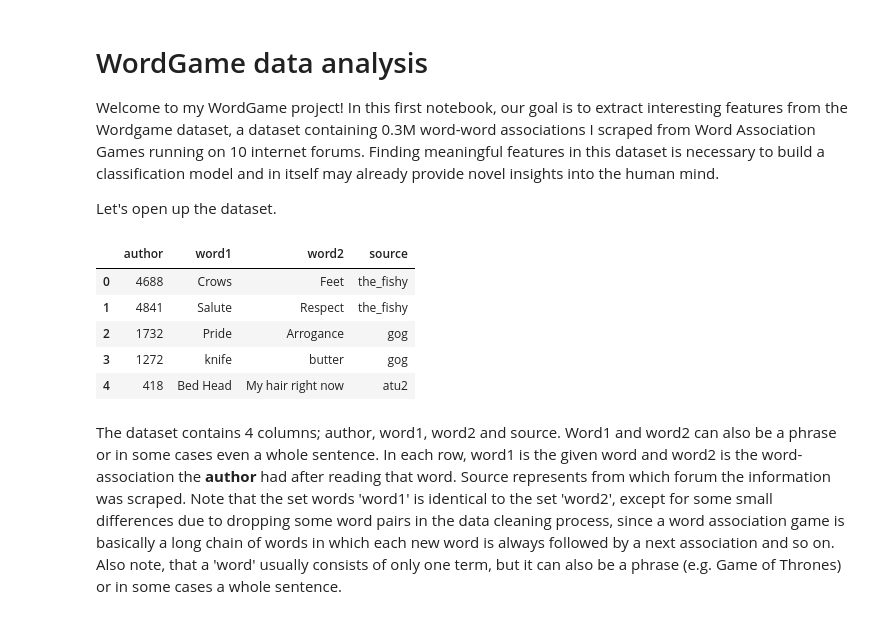
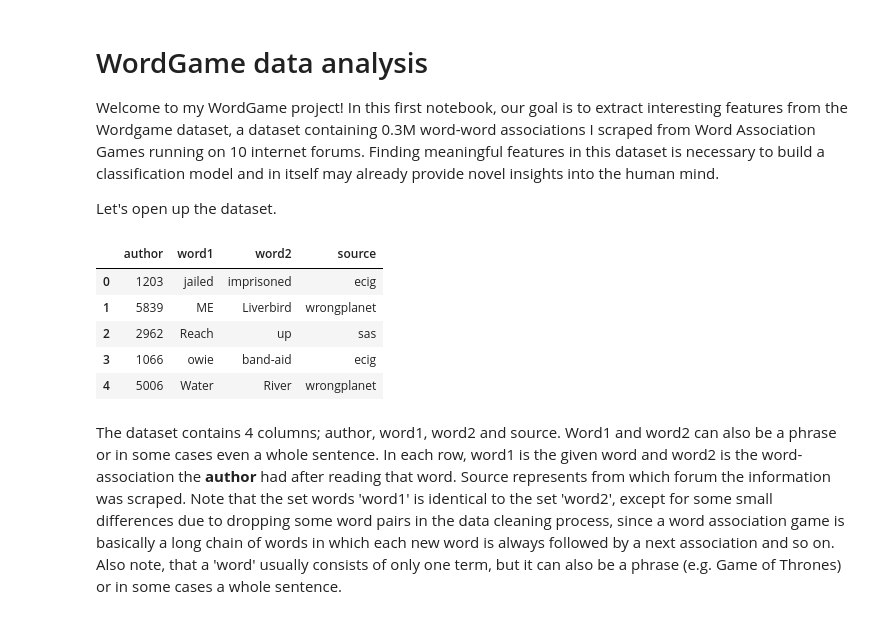
Before and after one commit to louweal/wordgame, a Jupyter notebook: notebooks/Wordgame Data Analysis.ipynb, the cells around one changed output. Cells and saved outputs as stored; diff of their text form; code cells hidden in the pictures.

```diff
--- a/notebooks/Wordgame Data Analysis.ipynb
+++ b/notebooks/Wordgame Data Analysis.ipynb
@@ -7,23 +7,23 @@ Let's open up the dataset.
 # %%
 import pandas as pd
 import numpy as np
 import matplotlib.pyplot as plt
 import seaborn as sns
 
 #df = pd.read_csv('../input/wordgame_201706.csv')
-df = pd.read_csv('../data/processed/wordgame_201706.csv', dtype='object')
+df = pd.read_csv('../data/processed/wordgame_20170628.csv', dtype='object')
 #store words as string
 df['word1'] = df['word1'].astype('str')
 df['word2'] = df['word2'].astype('str')
 #print first rows
 df.head()
 # %% [output]
 |  | author | word1 | word2 | source |
-| 0 | 4688 | Crows | Feet | the_fishy |
-| 1 | 4841 | Salute | Respect | the_fishy |
-| 2 | 1732 | Pride | Arrogance | gog |
-| 3 | 1272 | knife | butter | gog |
-| 4 | 418 | Bed Head | My hair right now | atu2 |
+| 0 | 1203 | jailed | imprisoned | ecig |
+| 1 | 5839 | ME | Liverbird | wrongplanet |
+| 2 | 2962 | Reach | up | sas |
+| 3 | 1066 | owie | band-aid | ecig |
+| 4 | 5006 | Water | River | wrongplanet |
 # %% [markdown]
 The dataset contains 4 columns; author, word1, word2 and source. Word1 and word2 can also be a phrase or in some cases even a whole sentence. In each row, word1 is the given word and word2 is the word-association the **author** had after reading that word. Source represents from which forum the information was scraped. Note that the set words 'word1' is identical to the set 'word2', except for some small differences due to dropping some word pairs in the data cleaning process, since a word association game is basically a long chain of words in which each new word is always followed by a next association and so on. Also note, that a 'word' usually consists of only one term, but it can also be a phrase (e.g. Game of Thrones) or in some cases a whole sentence.
 # %% [markdown]
```
Also changed, not shown: parts of 5 cells of this notebook, 1 other file.
